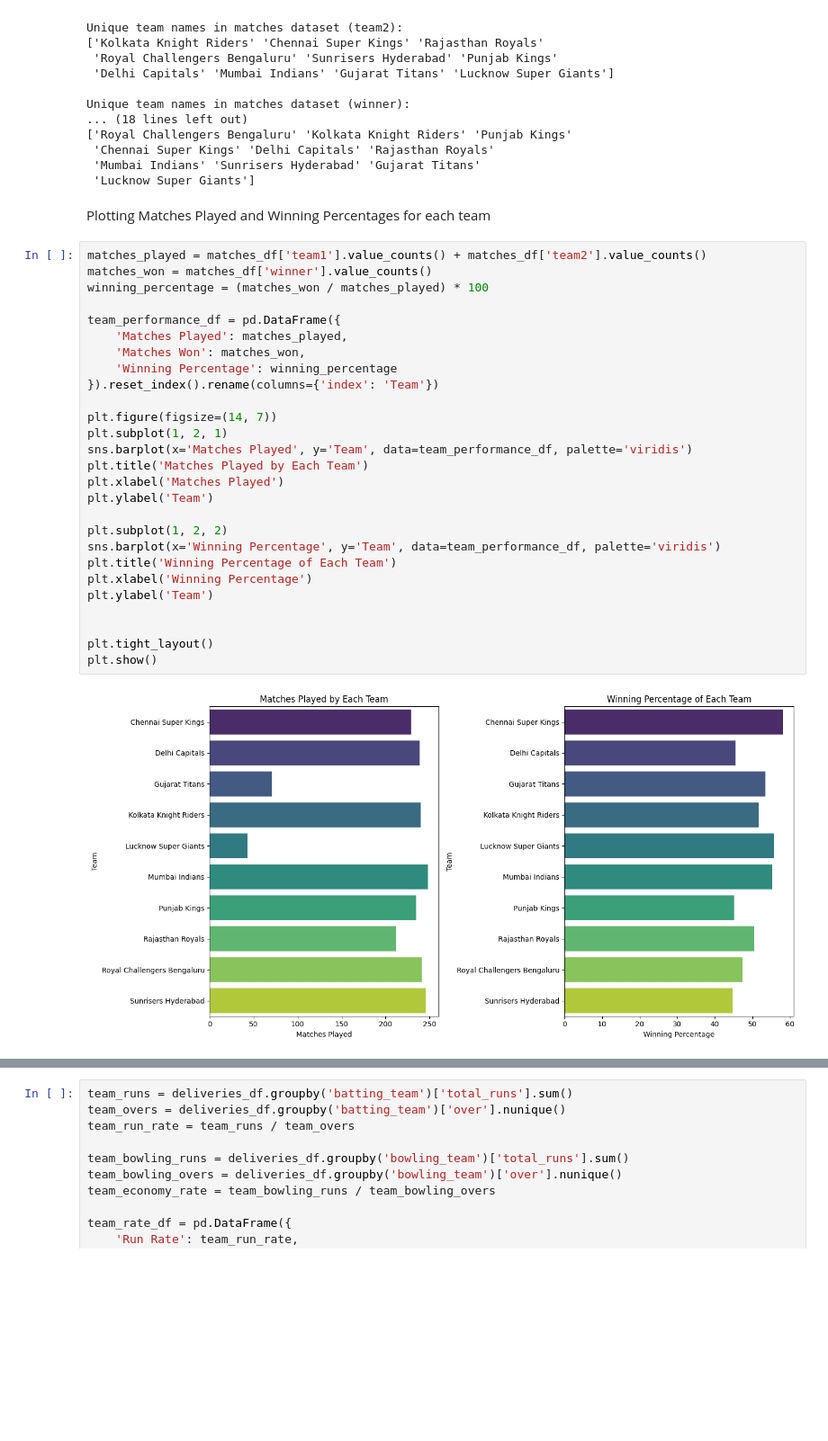
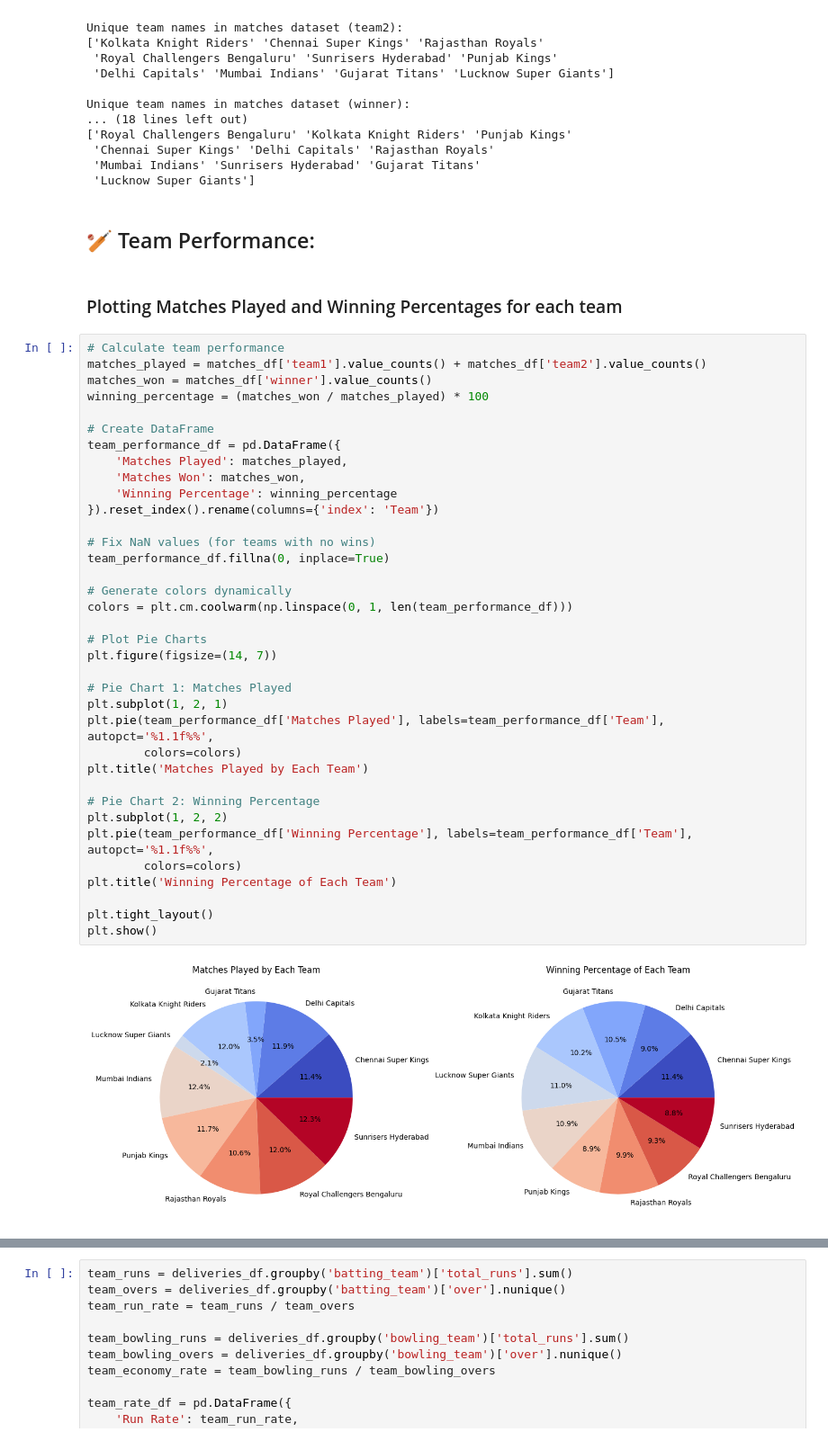
Before and after one commit to Vaibhavv1703/BrainDead-2k25, a Jupyter notebook: PS1/1.ipynb, the cells around one changed output, grey strips where cells are left out. Shown at 90% size. Drawn from its saved outputs; the diff is of its cells as text; blank space fills up the shorter version.

```diff
--- a/PS1/1.ipynb
+++ b/PS1/1.ipynb
@@ -233,35 +237,46 @@ Unique team names in matches dataset (winner):
  'Chennai Super Kings' 'Delhi Capitals' 'Rajasthan Royals'
  'Mumbai Indians' 'Sunrisers Hyderabad' 'Gujarat Titans'
  'Lucknow Super Giants']
+# %% [markdown]
+## 🏏 Team Performance:
 # %% [markdown]
-Plotting Matches Played and Winning Percentages for each team
+### Plotting Matches Played and Winning Percentages for each team
 # %%
+# Calculate team performance
 matches_played = matches_df['team1'].value_counts() + matches_df['team2'].value_counts()
 matches_won = matches_df['winner'].value_counts()
 winning_percentage = (matches_won / matches_played) * 100
 
+# Create DataFrame
 team_performance_df = pd.DataFrame({
     'Matches Played': matches_played,
     'Matches Won': matches_won,
     'Winning Percentage': winning_percentage
 }).reset_index().rename(columns={'index': 'Team'})
 
+# Fix NaN values (for teams with no wins)
+team_performance_df.fillna(0, inplace=True)
+
+# Generate colors dynamically
+colors = plt.cm.coolwarm(np.linspace(0, 1, len(team_performance_df)))
+
+# Plot Pie Charts
 plt.figure(figsize=(14, 7))
+
+# Pie Chart 1: Matches Played
 plt.subplot(1, 2, 1)
-sns.barplot(x='Matches Played', y='Team', data=team_performance_df, palette='viridis')
+plt.pie(team_performance_df['Matches Played'], labels=team_performance_df['Team'], autopct='%1.1f%%',
+        colors=colors)
 plt.title('Matches Played by Each Team')
-plt.xlabel('Matches Played')
-plt.ylabel('Team')
 
+# Pie Chart 2: Winning Percentage
 plt.subplot(1, 2, 2)
-sns.barplot(x='Winning Percentage', y='Team', data=team_performance_df, palette='viridis')
+plt.pie(team_performance_df['Winning Percentage'], labels=team_performance_df['Team'], autopct='%1.1f%%',
+        colors=colors)
 plt.title('Winning Percentage of Each Team')
-plt.xlabel('Winning Percentage')
-plt.ylabel('Team')
-
 
 plt.tight_layout()
 plt.show()
 # %% [output]
-[figure, old version]
+[figure, new version]
 # %% [markdown]
```
Also changed, not shown: parts of 46 cells of this notebook.
